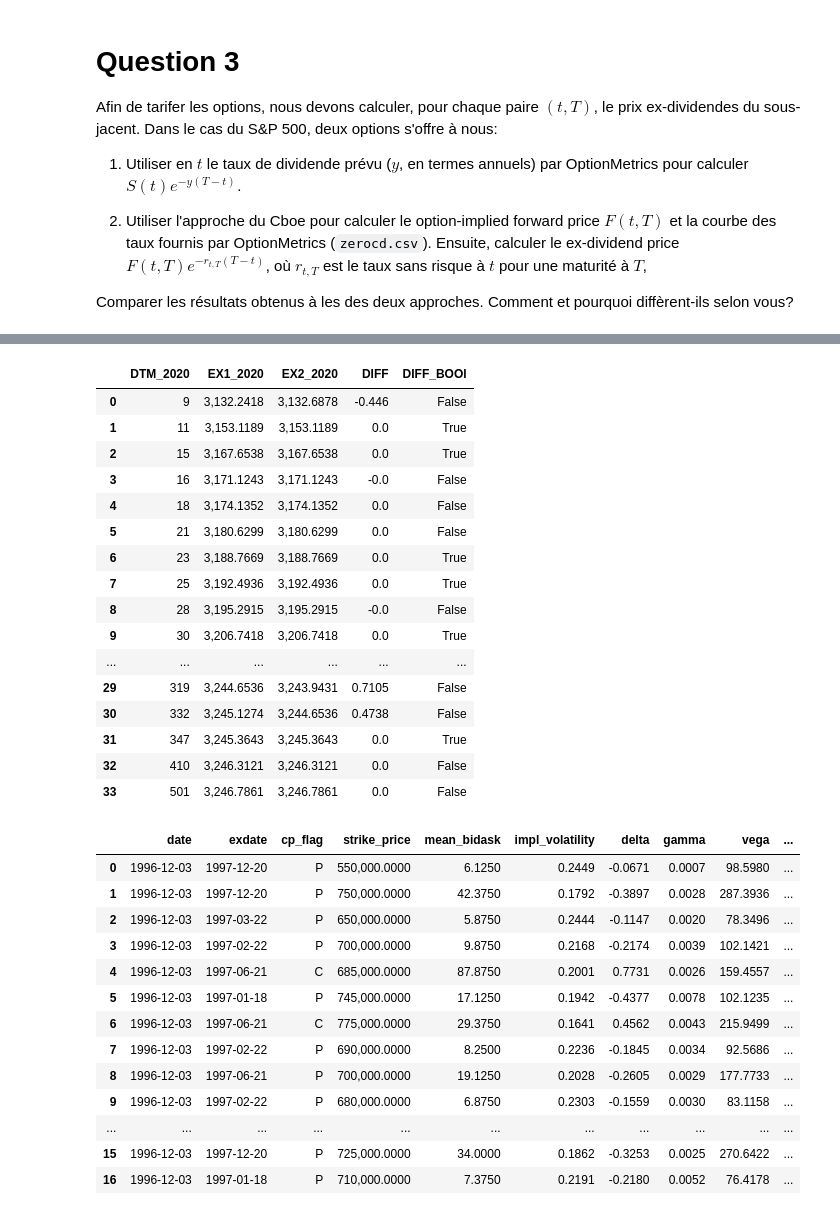
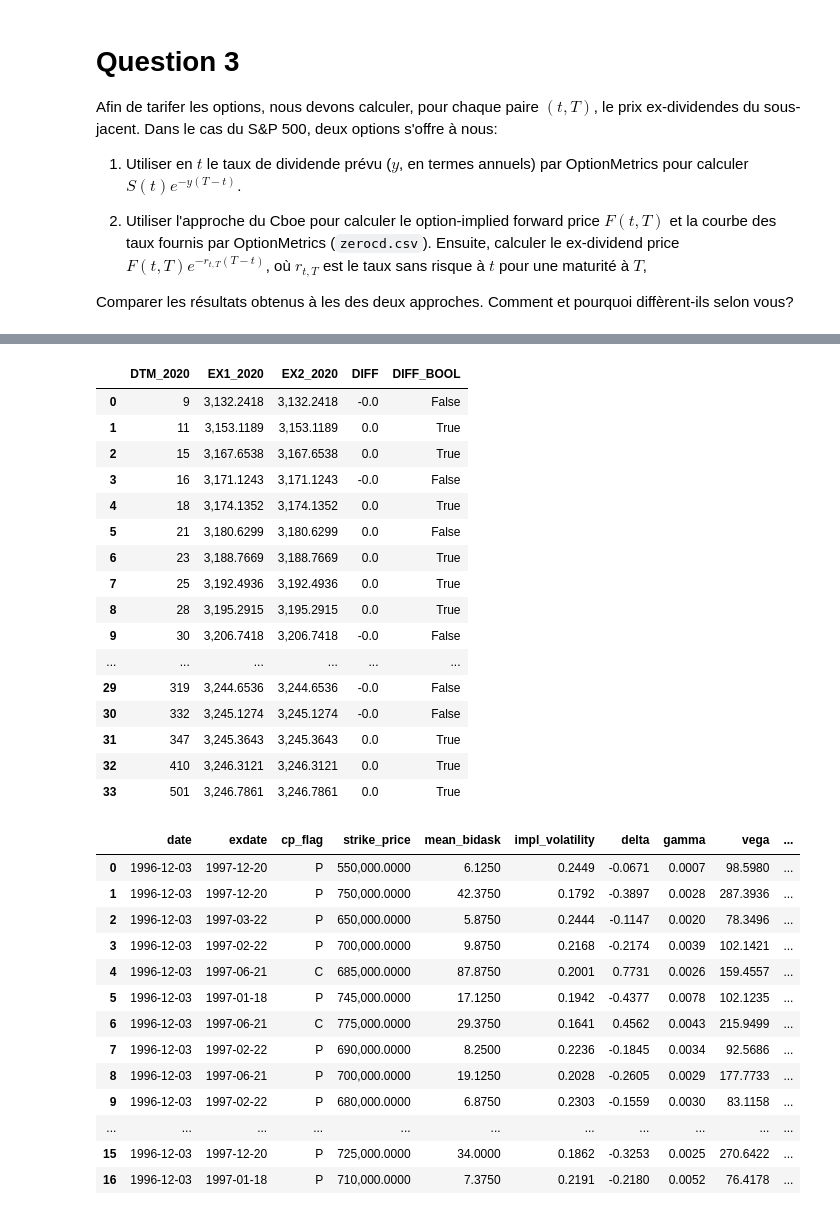
Before and after one commit to widelc/TP2_PD, a Jupyter notebook: assignment2.ipynb, the cells around one changed output, grey strips where cells are left out. Cells and saved outputs as stored; diff of their text form; code cells hidden in the pictures.

```diff
--- a/assignment2.ipynb
+++ b/assignment2.ipynb
@@ -217,38 +184,27 @@ option_info = f_F_CBOE(option_info)
 exdiv_2     = option_info.F_CBOE * np.exp(-option_info.r_f * (option_info.DTM)/days_in_year)
 option_info['exdiv_2'] = exdiv_2
 
-
-# Test (PAS ENCORE CERTAIN DU RÉSULTAT CAR LES 2 MÉTHODES DONNENT PRESQUE LA MÊME CHOSE)
-date_unique = np.unique(option_info['date'])
-dtm_unique = np.unique(option_info.loc[option_info.date == date_unique[1]].DTM)
-ex1_unique = np.unique(option_info.loc[option_info.date == date_unique[1]].exdiv_1)
-ex2_unique = np.unique(option_info.loc[option_info.date == date_unique[1]].exdiv_2)
-
-pd.DataFrame({
-    'DTM_2020' : dtm_unique,
-    'EX1_2020' : ex1_unique,
-    'EX2_2020' : ex2_unique,
-    'DIFF'     : ex1_unique - ex2_unique,
-    'DIFF_BOOl': (ex1_unique - ex2_unique) == 0
-})
+comparison_df = create_comparison_df(option_info)
-# %% [output]
-|  | DTM_2020 | EX1_2020 | EX2_2020 | DIFF | DIFF_BOOl |
-| 0 | 9 | 3,132.2418 | 3,132.6878 | -0.446 | False |
-| 1 | 11 | 3,153.1189 | 3,153.1189 | 0.0 | True |
-| 2 | 15 | 3,167.6538 | 3,167.6538 | 0.0 | True |
-| 3 | 16 | 3,171.1243 | 3,171.1243 | -0.0 | False |
-| 4 | 18 | 3,174.1352 | 3,174.1352 | 0.0 | False |
-| 5 | 21 | 3,180.6299 | 3,180.6299 | 0.0 | False |
-| 6 | 23 | 3,188.7669 | 3,188.7669 | 0.0 | True |
-| 7 | 25 | 3,192.4936 | 3,192.4936 | 0.0 | True |
-| 8 | 28 | 3,195.2915 | 3,195.2915 | -0.0 | False |
-| 9 | 30 | 3,206.7418 | 3,206.7418 | 0.0 | True |
-| ... | ... | ... | ... | ... | ... |
-| 29 | 319 | 3,244.6536 | 3,243.9431 | 0.7105 | False |
-| 30 | 332 | 3,245.1274 | 3,244.6536 | 0.4738 | False |
-| 31 | 347 | 3,245.3643 | 3,245.3643 | 0.0 | True |
-| 32 | 410 | 3,246.3121 | 3,246.3121 | 0.0 | False |
-| 33 | 501 | 3,246.7861 | 3,246.7861 | 0.0 | False |
+# %%
+comparison_df
+# %% [output]
+|  | DTM_2020 | EX1_2020 | EX2_2020 | DIFF | DIFF_BOOL |
+| 0 | 9 | 3,132.2418 | 3,132.2418 | -0.0 | False |
+| 1 | 11 | 3,153.1189 | 3,153.1189 | 0.0 | True |
+| 2 | 15 | 3,167.6538 | 3,167.6538 | 0.0 | True |
+| 3 | 16 | 3,171.1243 | 3,171.1243 | -0.0 | False |
+| 4 | 18 | 3,174.1352 | 3,174.1352 | 0.0 | True |
+| 5 | 21 | 3,180.6299 | 3,180.6299 | 0.0 | False |
+| 6 | 23 | 3,188.7669 | 3,188.7669 | 0.0 | True |
+| 7 | 25 | 3,192.4936 | 3,192.4936 | 0.0 | True |
+| 8 | 28 | 3,195.2915 | 3,195.2915 | 0.0 | True |
+| 9 | 30 | 3,206.7418 | 3,206.7418 | -0.0 | False |
+| ... | ... | ... | ... | ... | ... |
+| 29 | 319 | 3,244.6536 | 3,244.6536 | -0.0 | False |
+| 30 | 332 | 3,245.1274 | 3,245.1274 | -0.0 | False |
+| 31 | 347 | 3,245.3643 | 3,245.3643 | 0.0 | True |
+| 32 | 410 | 3,246.3121 | 3,246.3121 | 0.0 | True |
+| 33 | 501 | 3,246.7861 | 3,246.7861 | 0.0 | True |
 # %%
 option_info.head(20)
 # %% [output]
```
Also changed, not shown: parts of 8 cells of this notebook, 1 other file.
